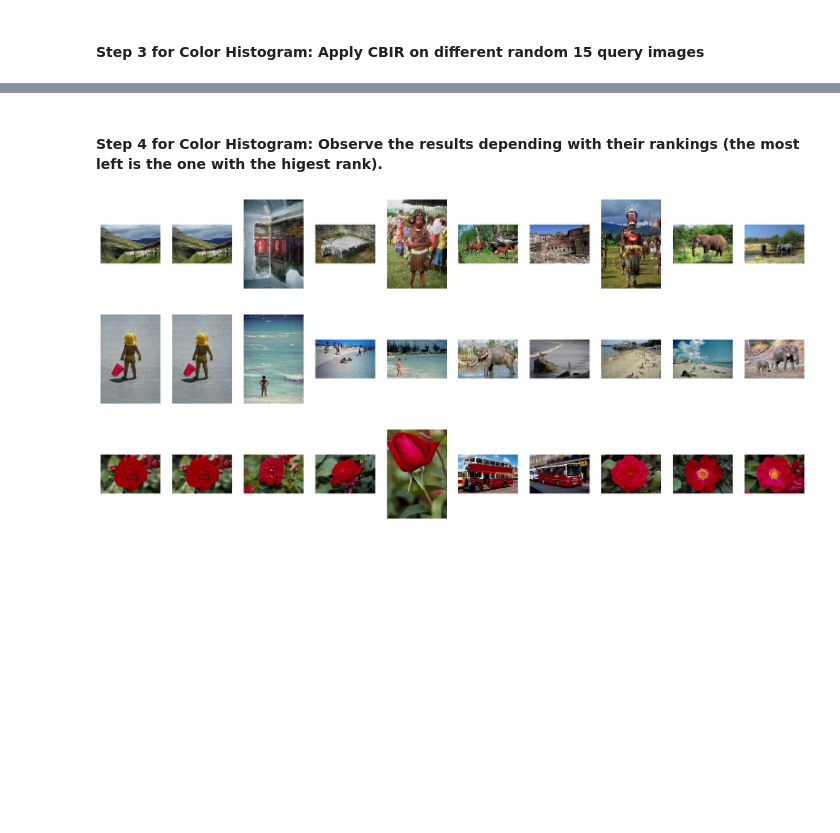
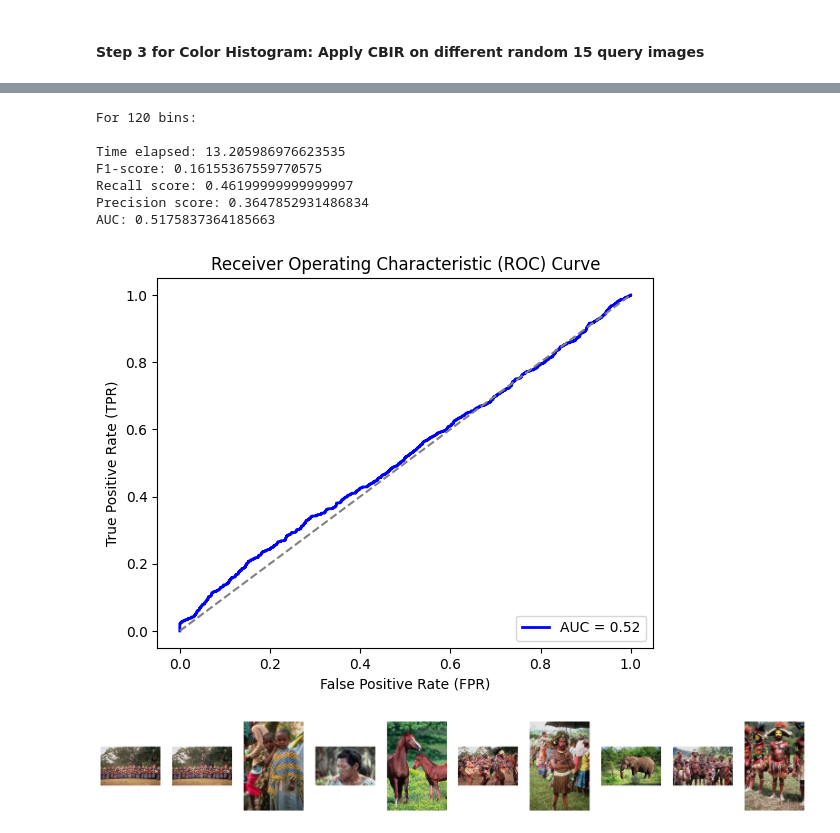
Before and after one commit to DiaeddinTahboub/Computer-Vision-Assignment-2, a Jupyter notebook: Code.ipynb, the cells around one changed output, grey strips where cells are left out. Saved outputs shown, nothing was run; the diff lists cells and outputs as text; code cells hidden in the pictures; blank space fills up the shorter version.

Commit message:
Refactored the code and finished step 4 for color moments.

```diff
--- a/Code.ipynb
+++ b/Code.ipynb
@@ -62,10 +56,10 @@ classes = [0, 1, 2, 3, 4, 5, 6, 7, 8, 9]
 def distance_to_probability(distance):
     return np.exp(-distance)
 
-def calculate_probabilities(index_query_image, images, histogram):
+def calculate_probabilities(index_query_image, images, features):
     probabilities = []
     for i, image in enumerate(images):
-        distance = np.linalg.norm(histogram[index_query_image] - histogram[i])
+        distance = np.linalg.norm(features[index_query_image] - features[i])
         probabilities.append([image, distance_to_probability(distance), classes[i // 100]])
     probabilities.sort(key=lambda x: x[1], reverse=True)
     return probabilities
@@ -81,7 +75,7 @@ def retrieve_similar_images_using_hist(images, bins, threshold):
         random_idx = np.random.randint(0, 1000)
         query_images_idxs.append(random_idx)
         query_images_classes.append(classes[random_idx // 100])
-        probabilities = calculate_probabilities(random_idx, images, histogram=calculate_color_histogram(images, bins))
+        probabilities = calculate_probabilities(random_idx, images, features=calculate_color_histogram(images, bins))
         query_images_similar_images.append([probability[0] for probability in probabilities if probability[1] >= threshold])
         query_images_similar_images_probabilities.append([probability[1] for probability in probabilities if probability[1] >= threshold])
         query_images_similar_images_classes.append([probability[2] for probability in probabilities if probability[1] >= threshold])
@@ -91,8 +85,8 @@ def compute_measures(query_image_class, retrieved_images_classes):
     true_positives = sum([1 for retrieved_image_class in retrieved_images_classes if retrieved_image_class == query_image_class])
     false_positives =  len(retrieved_images_classes) - true_positives
     false_negatives = 100 - true_positives
-    precision = true_positives / (true_positives + false_positives)
-    recall = true_positives / (true_positives + false_negatives)
-    f1_score = 2 / (1 / recall + 1 / precision)
+    precision = true_positives / (true_positives + false_positives) if (true_positives + false_positives) > 0 else 0
+    recall = true_positives / (true_positives + false_negatives) if (true_positives + false_negatives) > 0 else 0
+    f1_score = 2 / ((1 / recall) + (1 / precision)) if (recall + precision) > 0 else 0
     return f1_score, precision, recall
 # %%
@@ -215,2 +129,0 @@ Time elapsed: 14.032819271087646
-# %% [markdown]
-#### Step 4 for Color Histogram: Observe the results depending with their rankings (the most left is the one with the higest rank).
@@ -221,27 +130,17 @@ query_image_360 = images[query_images_idxs_360[0]]
-# %%
-plt.figure(figsize=(20, 20))
-for i, image in enumerate([query_image_120] + query_images_similar_images_120[0][:9]):
-    plt.subplot(1, 10, 1 + i)
-    plt.imshow(image)
-    plt.axis('off')
-plt.show()
-# %% [output]
-[figure, removed]
-# %%
-plt.figure(figsize=(20, 20))
-for i, image in enumerate([query_image_180] + query_images_similar_images_180[0][:9]):
-    plt.subplot(1, 10, 1 + i)
-    plt.imshow(image)
-    plt.axis('off')
-plt.show()
-# %% [output]
-[figure, removed]
-# %%
-plt.figure(figsize=(20, 20))
-for i, image in enumerate([query_image_360] + query_images_similar_images_360[0][:9]):
-    plt.subplot(1, 10, 1 + i)
-    plt.imshow(image)
-    plt.axis('off')
-plt.show()
-# %% [output]
-[figure, removed]
+# %%
+print("For 120 bins: \n")
+start_time = time.time()
+function_tuple = retrieve_similar_images_using_hist(images=images, bins=120, threshold=0.8)
+end_time = time.time()
+print(f"Time elapsed: {end_time - start_time}")
+show_results(function_tuple)
+# %% [output]
+For 120 bins:
+
+Time elapsed: 13.205986976623535
+F1-score: 0.16155367559770575
+Recall score: 0.46199999999999997
+Precision score: 0.3647852931486834
+AUC: 0.5175837364185663
+[figure, added]
+[figure, added]
```
Also changed, not shown: parts of 12 cells of this notebook.
